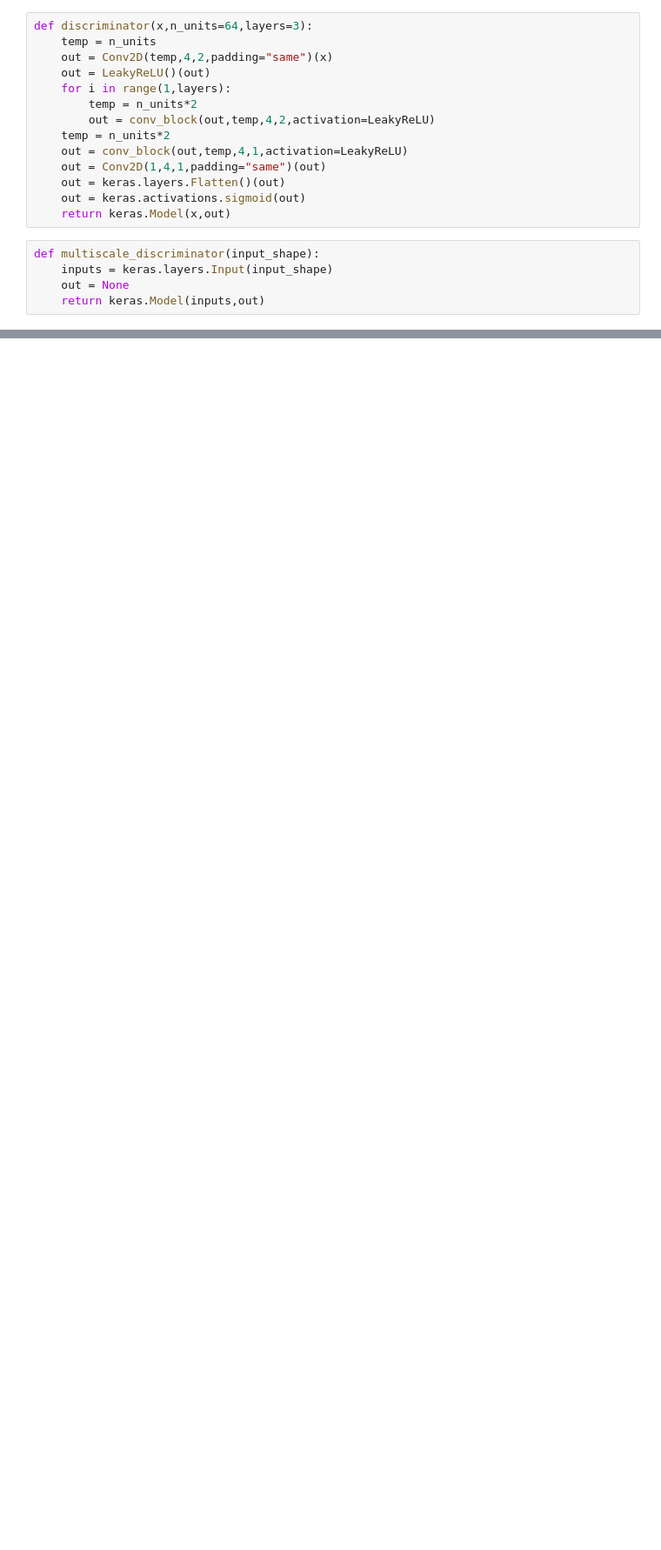
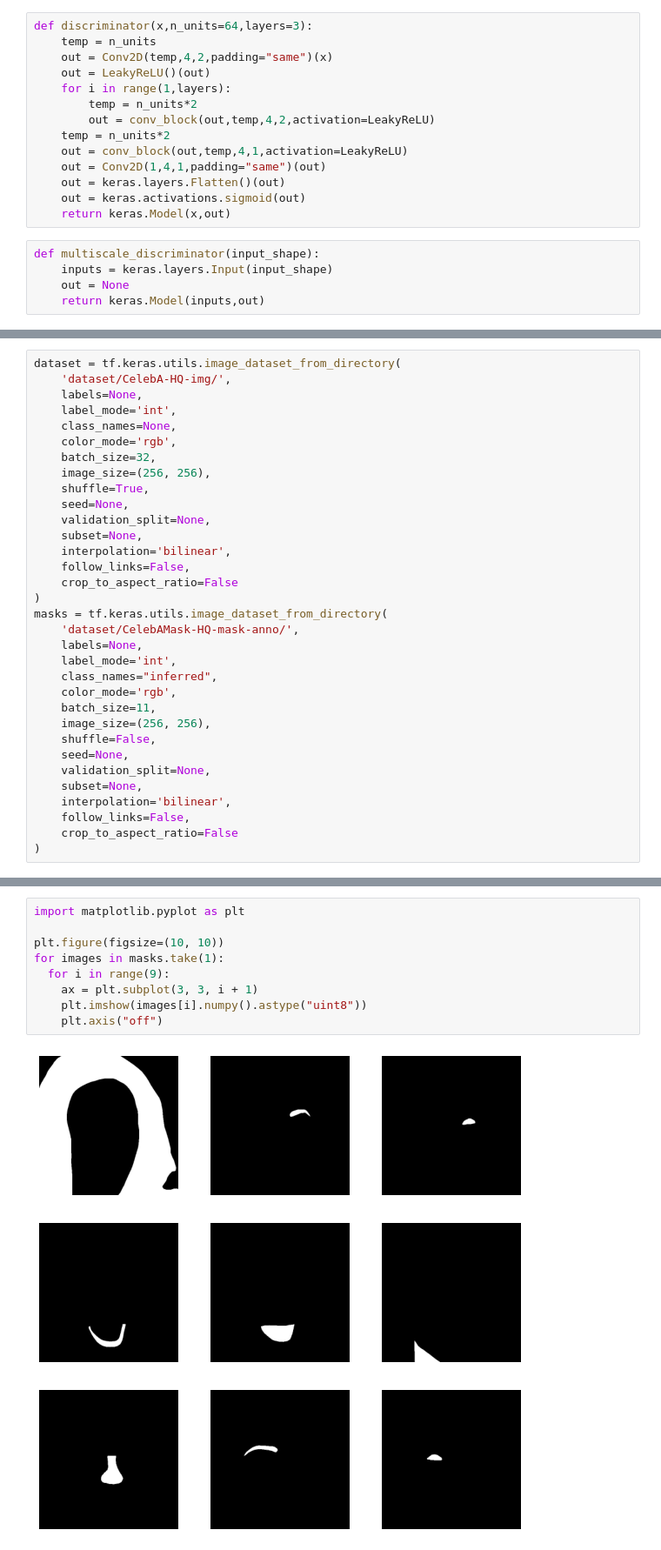
Before and after one commit to PaccoTan/FaceSwap, a Jupyter notebook: BaseBlocks.ipynb, the cells around one changed output, grey strips where cells are left out. Shown at 87% size. Saved outputs shown, nothing was run; the diff lists cells and outputs as text; blank space fills up the shorter version.

Commit message:
Perceptual Loss and Dataset

```diff
--- a/BaseBlocks.ipynb
+++ b/BaseBlocks.ipynb
@@ -107,0 +145,33 @@ def multiscale_discriminator(input_shape):
+# %%
+dataset = tf.keras.utils.image_dataset_from_directory(
+    'dataset/CelebA-HQ-img/',
+    labels=None,
+    label_mode='int',
+    class_names=None,
+    color_mode='rgb',
+    batch_size=32,
+    image_size=(256, 256),
+    shuffle=True,
+    seed=None,
+    validation_split=None,
+    subset=None,
+    interpolation='bilinear',
+    follow_links=False,
+    crop_to_aspect_ratio=False
+)
+masks = tf.keras.utils.image_dataset_from_directory(
+    'dataset/CelebAMask-HQ-mask-anno/',
+    labels=None,
+    label_mode='int',
+    class_names="inferred",
+    color_mode='rgb',
+    batch_size=11,
+    image_size=(256, 256),
+    shuffle=False,
+    seed=None,
+    validation_split=None,
+    subset=None,
+    interpolation='bilinear',
+    follow_links=False,
+    crop_to_aspect_ratio=False
+)
@@ -107,0 +181,11 @@ def multiscale_discriminator(input_shape):
+# %%
+import matplotlib.pyplot as plt
+
+plt.figure(figsize=(10, 10))
+for images in masks.take(1):
+  for i in range(9):
+    ax = plt.subplot(3, 3, i + 1)
+    plt.imshow(images[i].numpy().astype("uint8"))
+    plt.axis("off")
+# %% [output]
+[figure, added]
```
Also changed, not shown: parts of 6 cells of this notebook, 1 other file.
